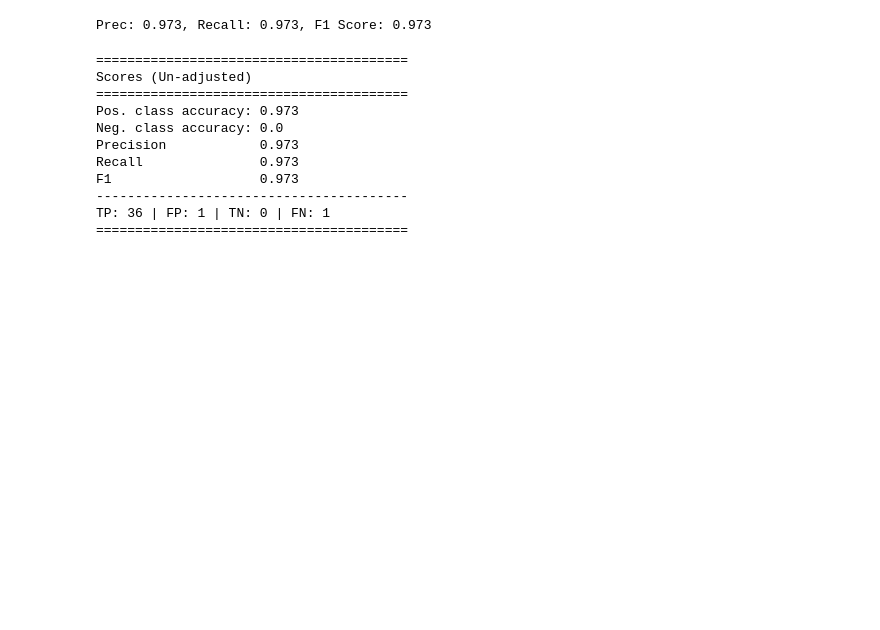
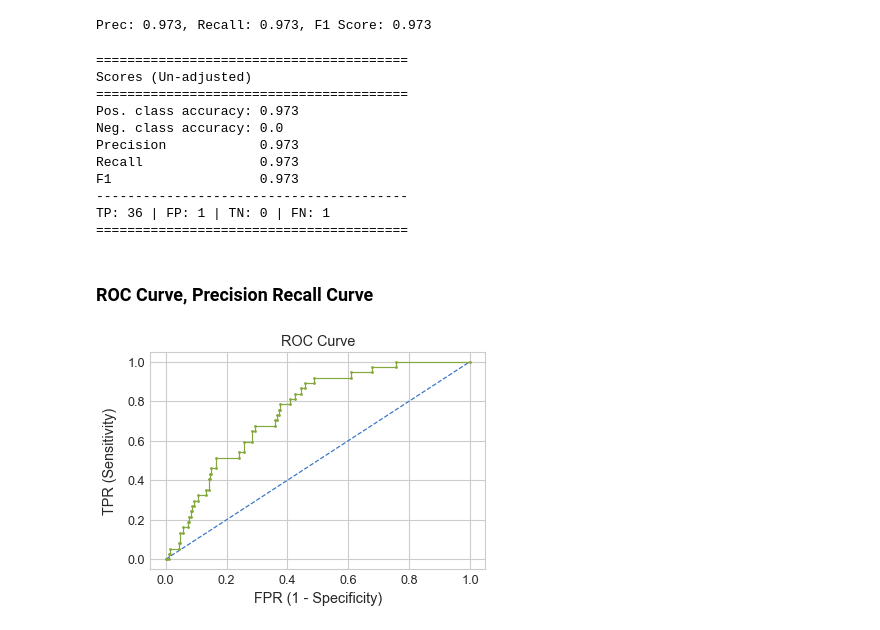
Before and after one commit to EricaXia/snorkel, a Jupyter notebook: snorkel_part_4_sparse_log_reg.ipynb, the cells around one changed output. Cells and saved outputs as stored; diff of their text form; code cells hidden in the pictures; blank space fills up the shorter version.

Commit message:
added scoring curves

```diff
--- a/snorkel_part_4_sparse_log_reg.ipynb
+++ b/snorkel_part_4_sparse_log_reg.ipynb
@@ -218,3 +224,8 @@ F1                   0.973
 ----------------------------------------
 TP: 36 | FP: 1 | TN: 0 | FN: 1
 ========================================
+# %%
+# save marginals (raw predictions on candidates)
+test_marginals = disc_model.marginals(X = F_test)
+# %% [markdown]
+### ROC Curve, Precision Recall Curve
@@ -220,0 +238,28 @@ TP: 36 | FP: 1 | TN: 0 | FN: 1
+# %%
+gold_nums = []
+
+for i in L_gold_test:
+    new_i = i.todense()
+    gold_nums.append(new_i[0,0])
+
+y = np.asarray(gold_nums)
+# %%
+# ROC Curve Plot
+
+# calculate roc curve
+fpr, tpr, thresholds = roc_curve(y, test_marginals, pos_label=1)
+
+# plot no skill line
+plt.plot([0, 1], [0, 1], linestyle='--')
+
+# plot the roc curve for the model
+plt.plot(fpr, tpr, marker='.')
+
+# show the plot
+plt.title("ROC Curve")
+plt.xlabel("FPR (1 - Specificity)", labelpad=5)
+plt.ylabel("TPR (Sensitivity)", labelpad=10)
+plt.savefig("roc_curve.png")
+plt.show()
+# %% [output]
+[figure, added]
```
Also changed, not shown: parts of 7 cells of this notebook, 2 other files.
